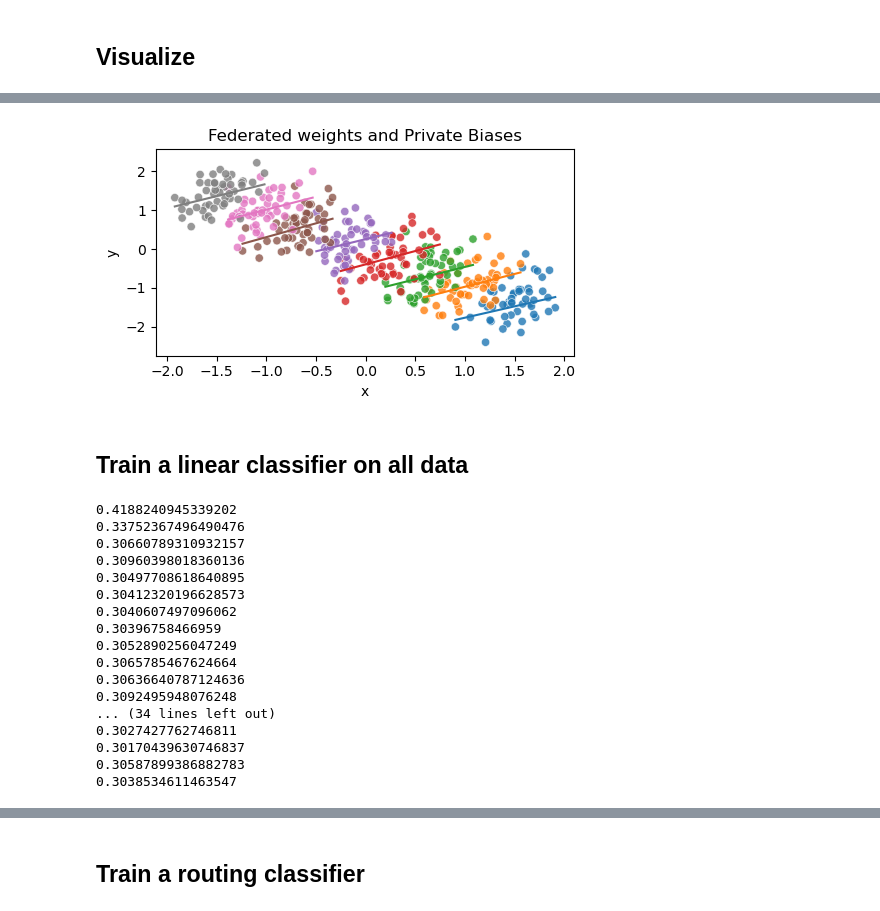
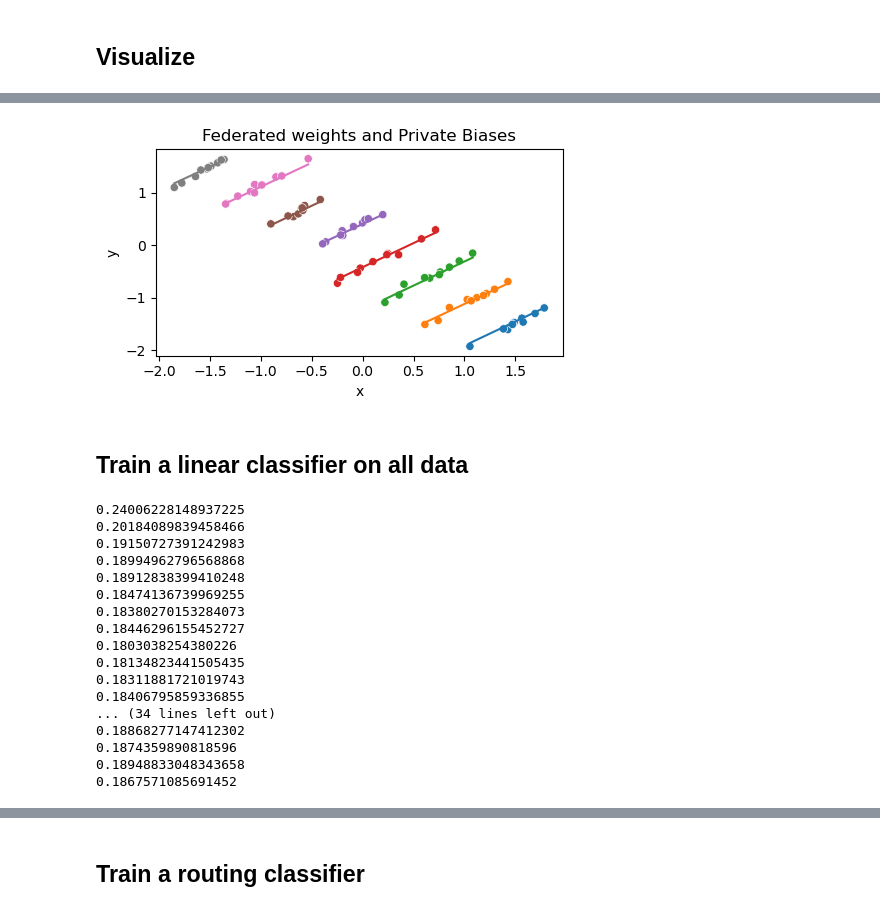
Before and after one commit to zeligism/PaDPaF, a Jupyter notebook: notebooks/linear_disentanglement_simple.ipynb, the cells around one changed output, grey strips where cells are left out. Saved outputs shown, nothing was run; the diff lists cells and outputs as text; code cells hidden in the pictures.

```diff
--- a/notebooks/linear_disentanglement_simple.ipynb
+++ b/notebooks/linear_disentanglement_simple.ipynb
@@ -225,10 +241,7 @@ extend_metrics_dict(
 trainer.set_data_loaders(1)
 for worker in trainer.workers:
     worker.progress_frames = []
-    worker_df = dataset_df[dataset_df['worker_id'] == worker.worker_id]
-    x_min, x_max = worker_df[['x','y']].min(), worker_df[['x','y']].max()
-    x = torch.Tensor([[x_min['x']], [x_max['x']]])
-    y = torch.Tensor([[x_min['y']], [x_max['y']]])
+    x, y = next(iter(worker.data_loader))
     worker.fixed_x = x.to(worker.device)
     worker.fixed_y = y.to(worker.device)
 
@@ -305,13 +311,21 @@ HTML(ani.to_html5_video())
-# %%
-plt.close()
-fig, ax = plt.subplots(figsize=(5,3))
-animate(-1)
-plt.title("Federated weights and Private Biases")
-plt.tight_layout()
-plt.savefig(f"{args.task}_fedregression.pdf")
-plt.show()
-# %% [output]
-[figure, removed]
+# %%
+fig = plt.figure(figsize=(5,3))
+
+dicts = []
+for worker in trainer.workers:
+    frame = worker.progress_frames[-1]
+    for x, y, y_pred in zip(worker.fixed_x.tolist(), worker.fixed_y.tolist(), frame.tolist()):
+        dicts.append({'worker_id': worker.worker_id, 'type': "real", 'x': x[0], 'y': y[0]})
+        dicts.append({'worker_id': worker.worker_id, 'type': "fixed_x", 'x': x[0], 'y': y_pred[0]})
+df = pd.DataFrame(dicts)
+sns.scatterplot(x='x', y='y', hue='worker_id', palette='tab10', data=df[df['type'] == "real"], legend=False)
+sns.lineplot(x='x', y='y', hue='worker_id', palette='tab10', data=df[df['type'] == "fixed_x"], legend=False)
+plt.title("Federated weights and Private Biases")
+plt.tight_layout()
+plt.savefig("simpson_paradox_fedregression.pdf")
+plt.show()
+# %% [output]
+[figure, added]
 # %% [markdown]
 ## Train a linear classifier on all data
 # %%
@@ -320,9 +334,8 @@ linear_optim = torch.optim.Adam(linear_model.parameters(), lr=0.1)
 alldata_loader = DataLoader(test_dataset, args.batch_size*4, shuffle=True, **loader_kwargs)
 # %%
 linear_progress_frames = []
-x_min, x_max = dataset_df[['x','y']].min(), dataset_df[['x','y']].max()
-linear_fixed_x = torch.Tensor([[x_min['x']], [x_max['x']]]).to(args.device)
-linear_fixed_y = torch.Tensor([[x_min['y']], [x_max['y']]]).to(args.device)
+x, y = next(iter(alldata_loader))
+linear_fixed_x, linear_fixed_y = x.to(args.device), y.to(args.device)
 
 for e in range(args.comm_rounds):
     loss_mean = 0.
@@ -342,23 +355,23 @@ for e in range(args.comm_rounds):
 
 linear_mse = loss.item()
 # %% [output]
-0.4188240945339202
-0.33752367496490476
-0.30660789310932157
-0.30960398018360136
-0.30497708618640895
-0.30412320196628573
-0.3040607497096062
-0.30396758466959
-0.3052890256047249
-0.3065785467624664
-0.30636640787124636
-0.3092495948076248
+0.24006228148937225
+0.20184089839458466
+0.19150727391242983
+0.18994962796568868
+0.18912838399410248
+0.18474136739969255
+0.18380270153284073
+0.18446296155452727
+0.1803038254380226
+0.18134823441505435
+0.18311881721019743
+0.18406795859336855
 ... (34 lines left out)
-0.3027427762746811
-0.30170439630746837
-0.30587899386882783
-0.3038534611463547
+0.18868277147412302
+0.1874359890818596
+0.18948833048343658
+0.1867571085691452
 # %%
 from matplotlib import animation
 from IPython.display import HTML
```
Also changed, not shown: parts of 14 cells of this notebook, 4 other files.
